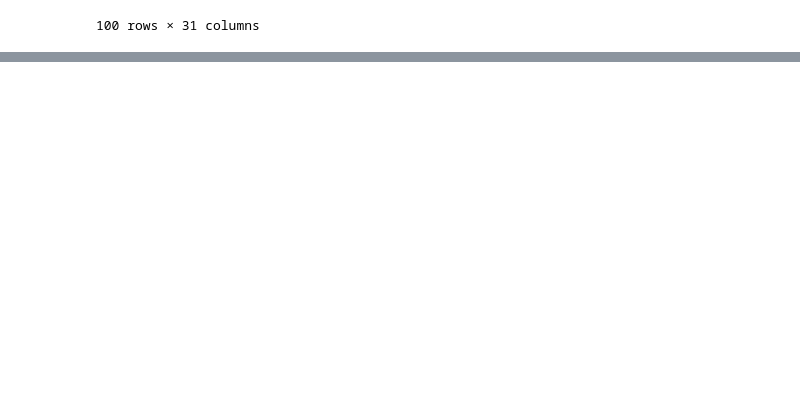
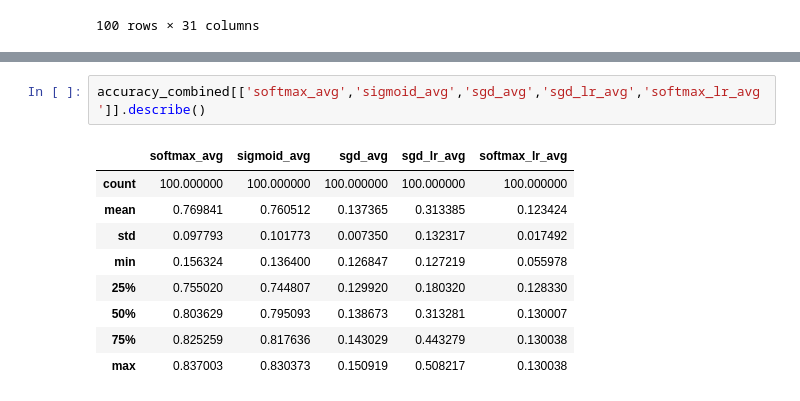
Before and after one commit to sthasubin429/groovy, a Jupyter notebook: generation/Experiment/Visualization.ipynb, the cells around one changed output, grey strips where cells are left out. Drawn from its saved outputs; the diff is of its cells as text; blank space fills up the shorter version.

```diff
--- a/generation/Experiment/Visualization.ipynb
+++ b/generation/Experiment/Visualization.ipynb
@@ -374,0 +387,12 @@ plt.show()
+# %%
+accuracy_combined[['softmax_avg','sigmoid_avg','sgd_avg','sgd_lr_avg','softmax_lr_avg']].describe()
+# %% [output]
+|  | softmax_avg | sigmoid_avg | sgd_avg | sgd_lr_avg | softmax_lr_avg |
+| count | 100.000000 | 100.000000 | 100.000000 | 100.000000 | 100.000000 |
+| mean | 0.769841 | 0.760512 | 0.137365 | 0.313385 | 0.123424 |
+| std | 0.097793 | 0.101773 | 0.007350 | 0.132317 | 0.017492 |
+| min | 0.156324 | 0.136400 | 0.126847 | 0.127219 | 0.055978 |
+| 25% | 0.755020 | 0.744807 | 0.129920 | 0.180320 | 0.128330 |
+| 50% | 0.803629 | 0.795093 | 0.138673 | 0.313281 | 0.130007 |
+| 75% | 0.825259 | 0.817636 | 0.143029 | 0.443279 | 0.130038 |
+| max | 0.837003 | 0.830373 | 0.150919 | 0.508217 | 0.130038 |
```
Also changed, not shown: parts of 23 cells of this notebook, 4 other files.
